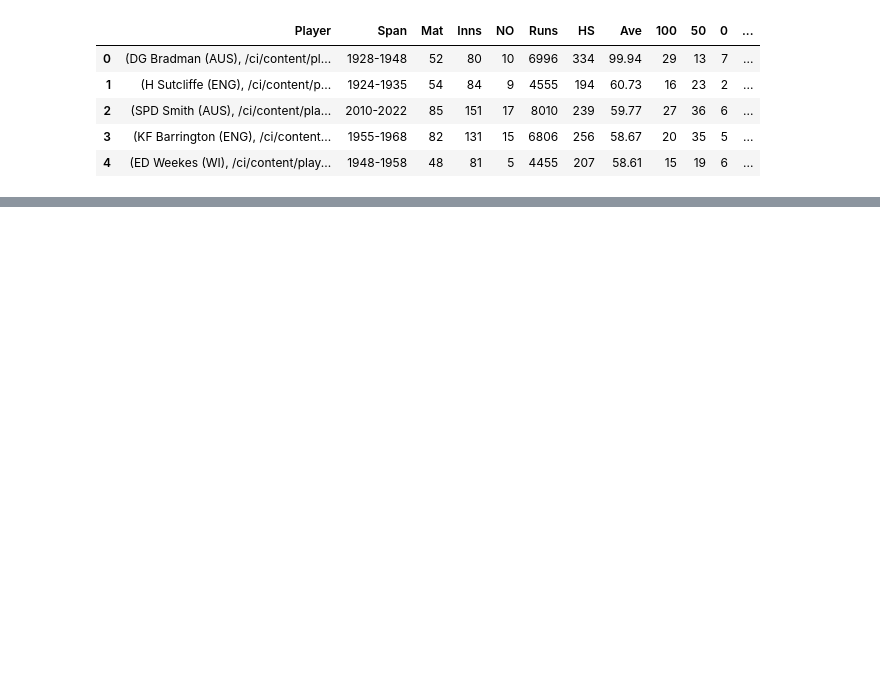
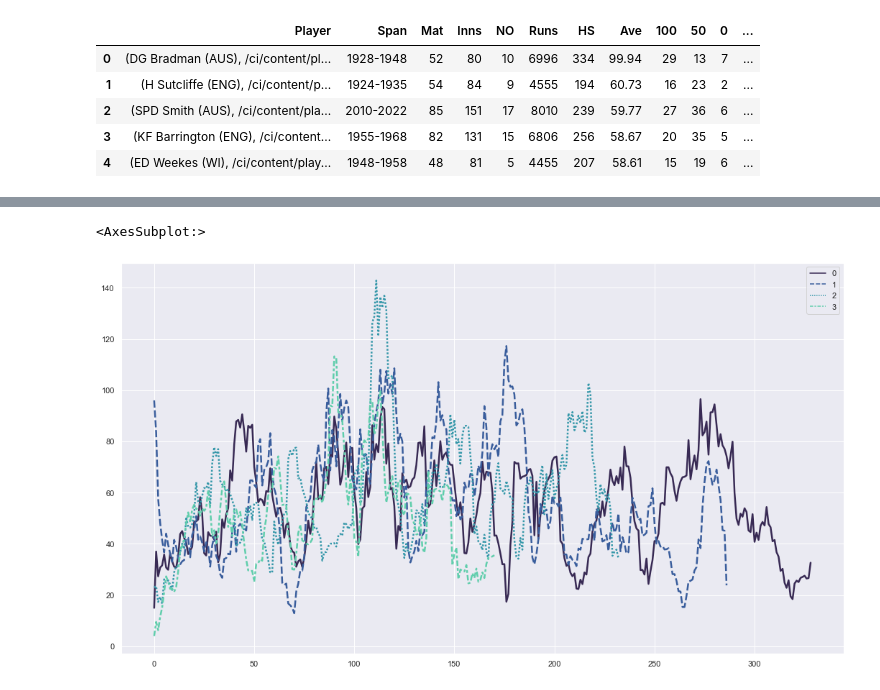
Before and after one commit to abhiramjoshi/cricket_analysis, a Jupyter notebook: codebase/Kohli/kohli_analysis.ipynb, the cells around one changed output, grey strips where cells are left out. Cells and saved outputs as stored; diff of their text form; code cells hidden in the pictures; blank space fills up the shorter version.

```diff
--- a/codebase/Kohli/kohli_analysis.ipynb
+++ b/codebase/Kohli/kohli_analysis.ipynb
@@ -448,0 +346,2 @@ for player in top_players.Player:
+# %%
+all_recent_form = utils.load_data('all_recent_form','dict',file_ext='p')
@@ -448,0 +398,7 @@ for player in top_players.Player:
+# %%
+fig, ax1 = plt.subplots(figsize=(18,10))
+sns.set_theme()
+sns.lineplot(data = [all_recent_form['35320'], all_recent_form['7133'],all_recent_form['50710'], all_recent_form['253802']], sort = False, ax=ax1, palette='mako', lw=2.5)
+# %% [output]
+<AxesSubplot:>
+[figure, added]
```
Also changed, not shown: parts of 43 cells of this notebook.
